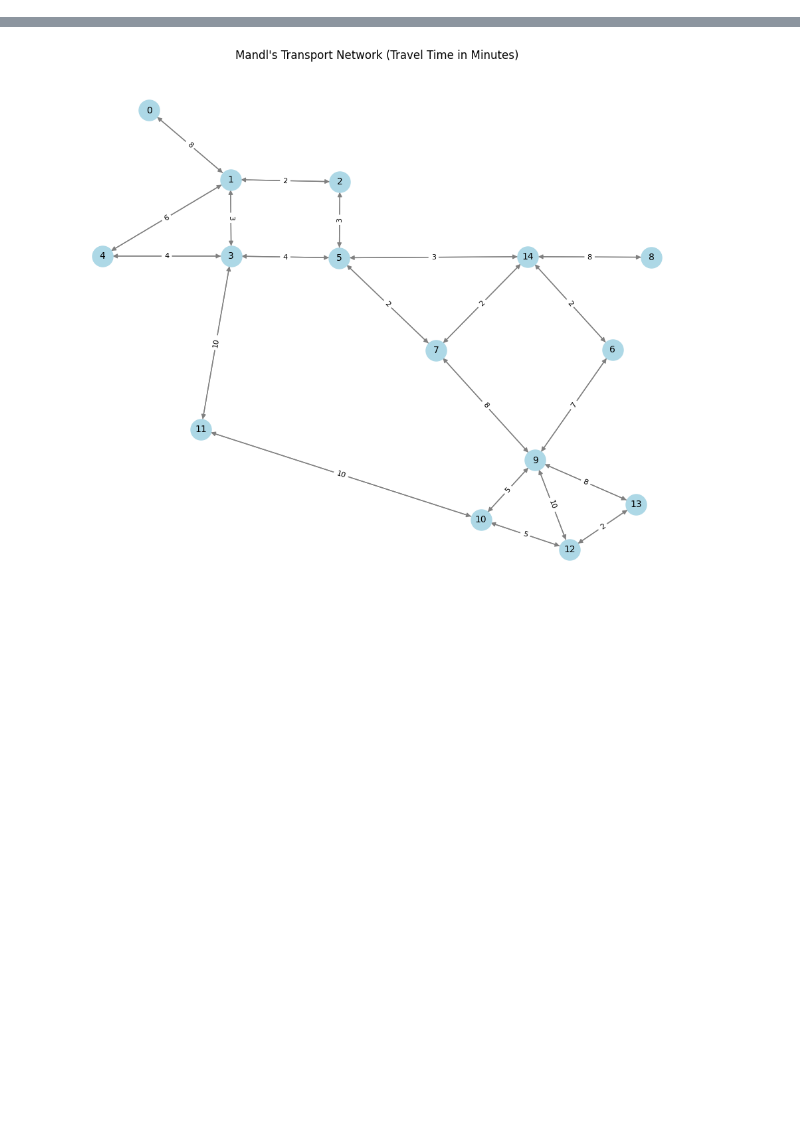
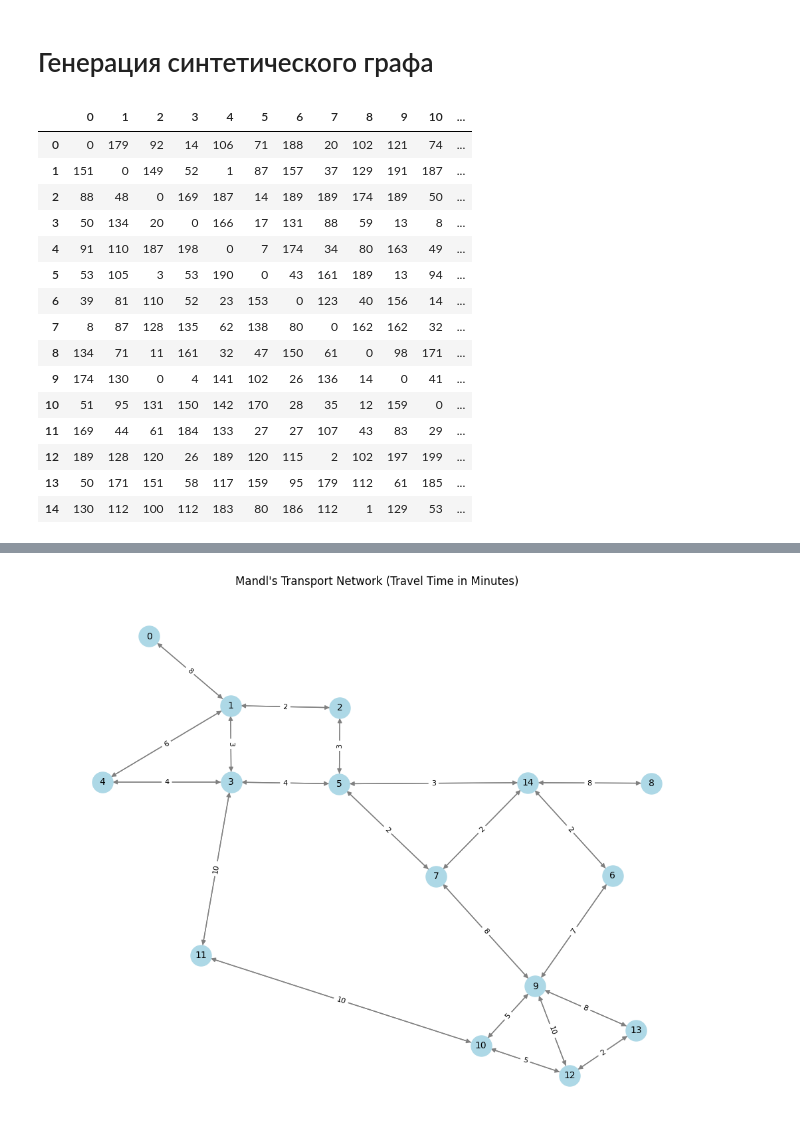
Before and after one commit to alexandermorozzov/Transit_Planner, a Jupyter notebook: examples/experiments/graph_test.ipynb, the cells around one changed output, grey strips where cells are left out. Saved outputs shown, nothing was run; the diff lists cells and outputs as text; code cells hidden in the pictures; blank space fills up the shorter version.

```diff
--- a/examples/experiments/graph_test.ipynb
+++ b/examples/experiments/graph_test.ipynb
@@ -1,3 +1,5 @@
+# %% [markdown]
+# Генерация синтетического графа
 # %%
 import networkx as nx
 import numpy as np
@@ -41,3 +45,27 @@ for node_id, (lat, lon) in node_positions.items():
 G.add_weighted_edges_from(edges)
 
 pos = nx.get_node_attributes(G, 'pos')
+# %%
+nodes = sorted(G.nodes)
+np.random.seed(42)
+od_matrix = pd.DataFrame(np.random.randint(0, 200, size=(len(nodes), len(nodes))),
+                         index=nodes, columns=nodes)
+np.fill_diagonal(od_matrix.values, 0)
+od_matrix
+# %% [output]
+|  | 0 | 1 | 2 | 3 | 4 | 5 | 6 | 7 | 8 | 9 | 10 | ... |
+| 0 | 0 | 179 | 92 | 14 | 106 | 71 | 188 | 20 | 102 | 121 | 74 | ... |
+| 1 | 151 | 0 | 149 | 52 | 1 | 87 | 157 | 37 | 129 | 191 | 187 | ... |
+| 2 | 88 | 48 | 0 | 169 | 187 | 14 | 189 | 189 | 174 | 189 | 50 | ... |
+| 3 | 50 | 134 | 20 | 0 | 166 | 17 | 131 | 88 | 59 | 13 | 8 | ... |
+| 4 | 91 | 110 | 187 | 198 | 0 | 7 | 174 | 34 | 80 | 163 | 49 | ... |
+| 5 | 53 | 105 | 3 | 53 | 190 | 0 | 43 | 161 | 189 | 13 | 94 | ... |
+| 6 | 39 | 81 | 110 | 52 | 23 | 153 | 0 | 123 | 40 | 156 | 14 | ... |
+| 7 | 8 | 87 | 128 | 135 | 62 | 138 | 80 | 0 | 162 | 162 | 32 | ... |
+| 8 | 134 | 71 | 11 | 161 | 32 | 47 | 150 | 61 | 0 | 98 | 171 | ... |
+| 9 | 174 | 130 | 0 | 4 | 141 | 102 | 26 | 136 | 14 | 0 | 41 | ... |
+| 10 | 51 | 95 | 131 | 150 | 142 | 170 | 28 | 35 | 12 | 159 | 0 | ... |
+| 11 | 169 | 44 | 61 | 184 | 133 | 27 | 27 | 107 | 43 | 83 | 29 | ... |
+| 12 | 189 | 128 | 120 | 26 | 189 | 120 | 115 | 2 | 102 | 197 | 199 | ... |
+| 13 | 50 | 171 | 151 | 58 | 117 | 159 | 95 | 179 | 112 | 61 | 185 | ... |
+| 14 | 130 | 112 | 100 | 112 | 183 | 80 | 186 | 112 | 1 | 129 | 53 | ... |
```
Also changed, not shown: parts of 15 cells of this notebook, 1 other file.
